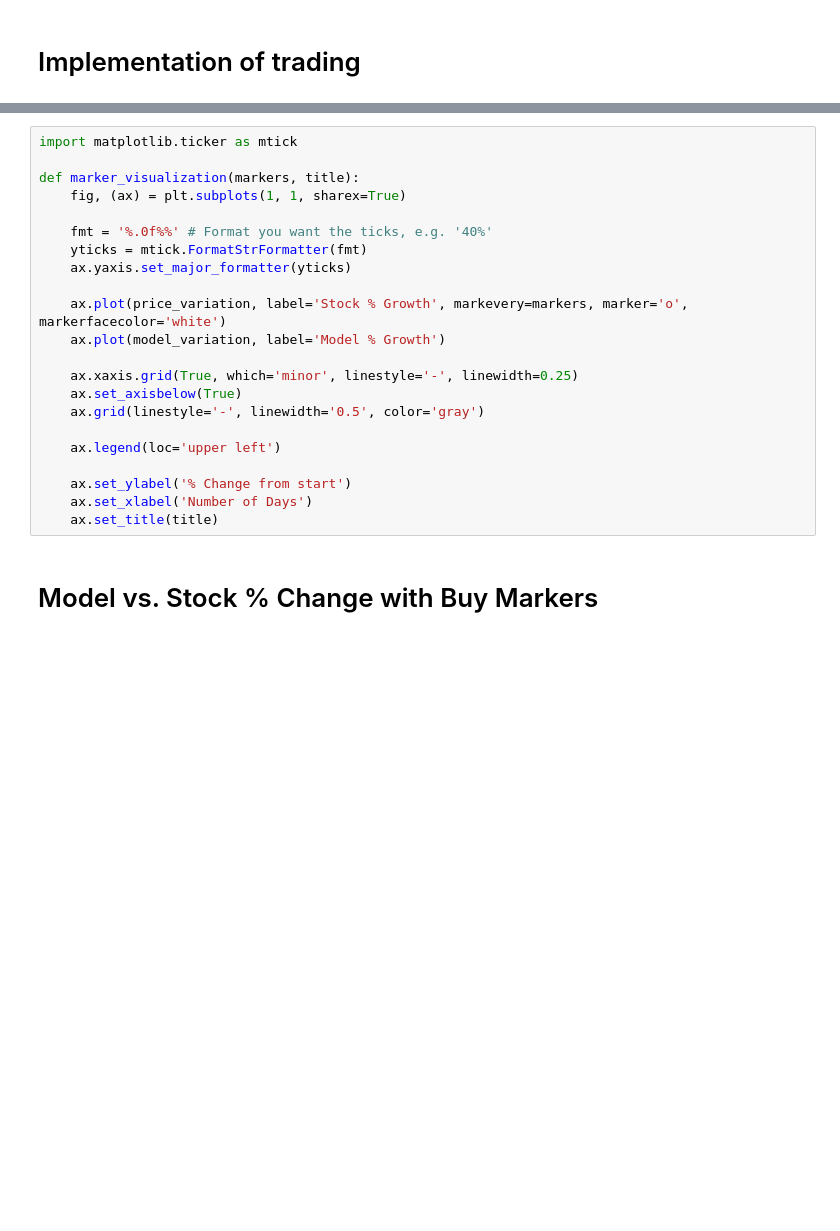
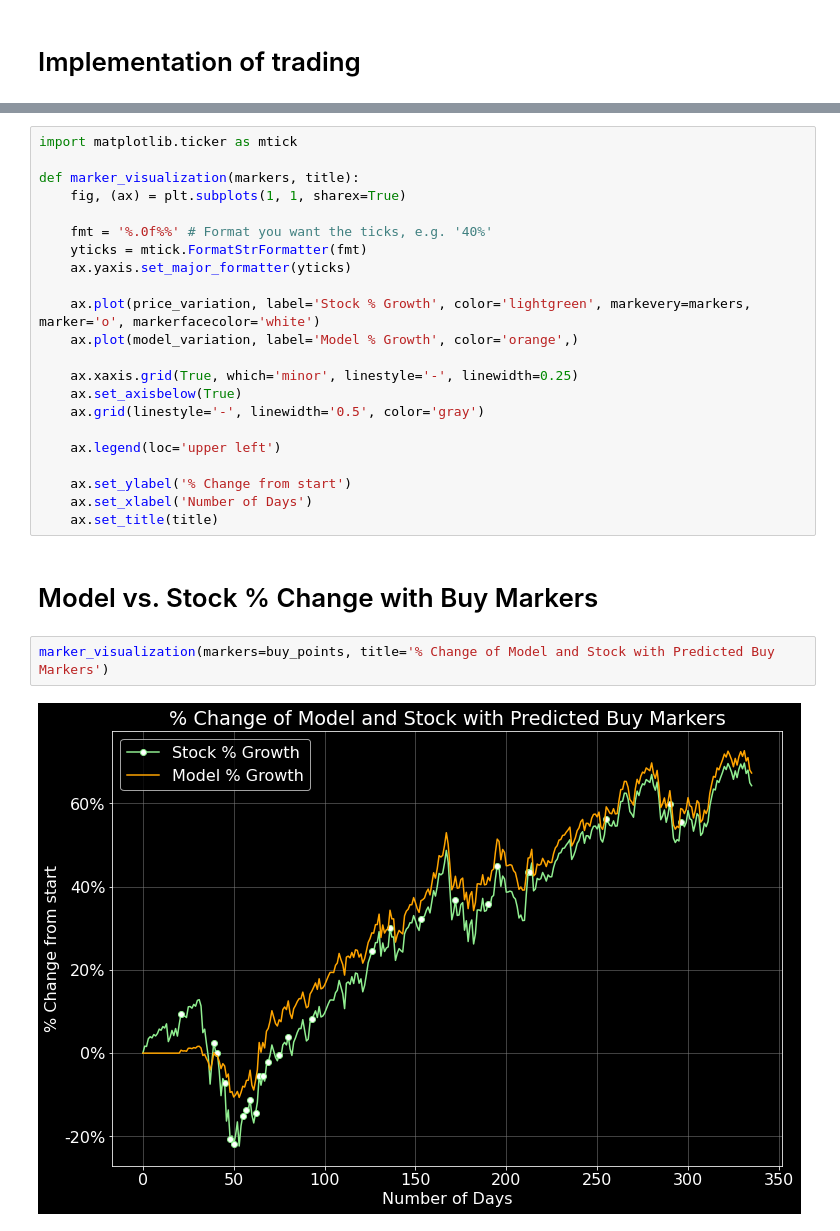
Before and after one commit to Olivia-Feldman/DLStockPrectionCNNModel-, a Jupyter notebook: sources/stock_predictor_CNN+LSTM.ipynb, the cells around one changed output, grey strips where cells are left out. Saved outputs shown, nothing was run; the diff lists cells and outputs as text; blank space fills up the shorter version.

```diff
--- a/sources/stock_predictor_CNN+LSTM.ipynb
+++ b/sources/stock_predictor_CNN+LSTM.ipynb
@@ -435,8 +452,8 @@ def marker_visualization(markers, title):
     yticks = mtick.FormatStrFormatter(fmt)
     ax.yaxis.set_major_formatter(yticks)
 
-    ax.plot(price_variation, label='Stock % Growth', markevery=markers, marker='o', markerfacecolor='white')
-    ax.plot(model_variation, label='Model % Growth')
+    ax.plot(price_variation, label='Stock % Growth', color='lightgreen', markevery=markers, marker='o', markerfacecolor='white')
+    ax.plot(model_variation, label='Model % Growth', color='orange',)
 
     ax.xaxis.grid(True, which='minor', linestyle='-', linewidth=0.25)
     ax.set_axisbelow(True)
@@ -449,3 +466,7 @@ def marker_visualization(markers, title):
     ax.set_title(title)
 # %% [markdown]
 # Model vs. Stock % Change with Buy Markers
+# %%
+marker_visualization(markers=buy_points, title='% Change of Model and Stock with Predicted Buy Markers')
+# %% [output]
+[figure, added]
```
Also changed, not shown: parts of 25 cells of this notebook.
